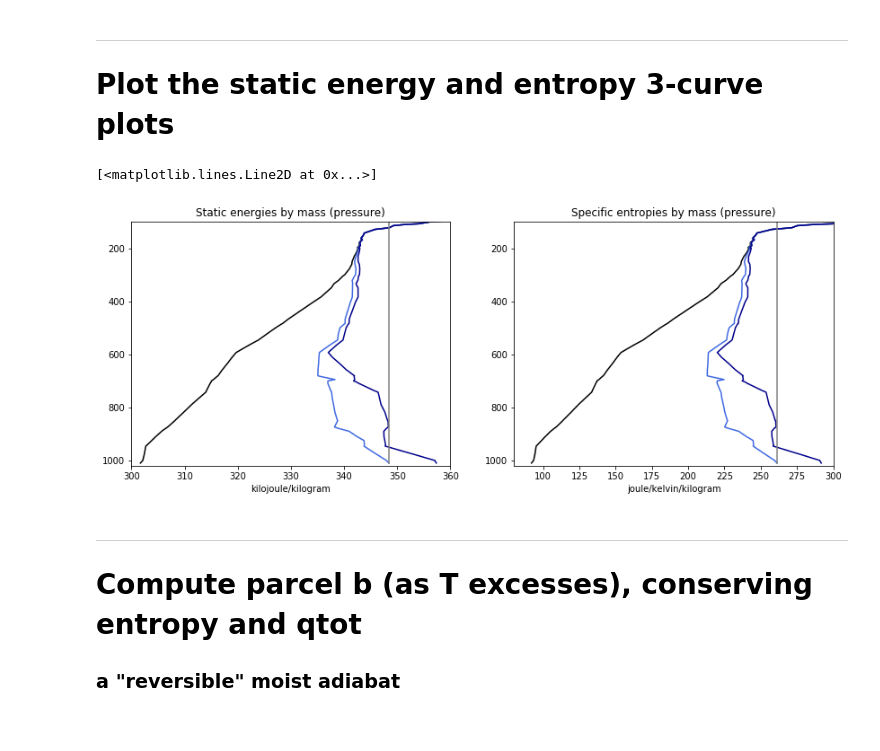
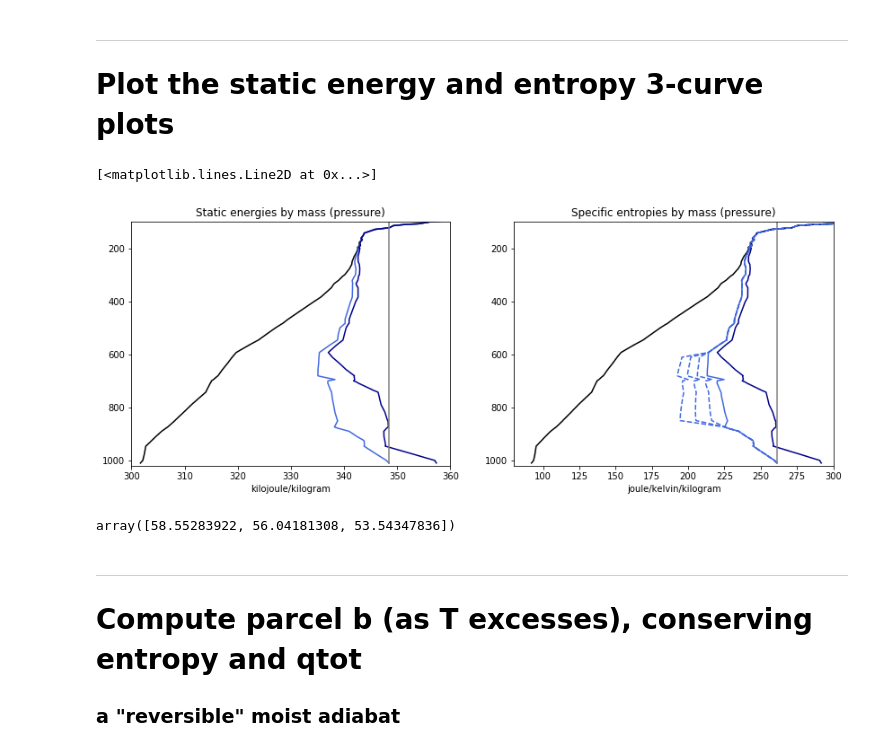
Before and after one commit to weiming9115/ATM663_convection_meso, a Jupyter notebook: Resources/Notebooks/Real_Parcel_Buoyancy_weiming.ipynb, the cells around one changed output. Cells and saved outputs as stored; diff of their text form; code cells hidden in the pictures.

```diff
--- a/Resources/Notebooks/Real_Parcel_Buoyancy_weiming.ipynb
+++ b/Resources/Notebooks/Real_Parcel_Buoyancy_weiming.ipynb
@@ -253,30 +253,51 @@ def invert_MSE(h,qt,Z,p):
 # %%
 fig = plt.figure(figsize=(14,5))
 
 s = MSE(T,Z,q*1e-9) /1000*units.units('kJ/kg')
 h = MSE(T,Z,q)      /1000*units.units('kJ/kg')
 hs = MSE(T,Z,qs)    /1000*units.units('kJ/kg')
 
 ax1 = plt.subplot(1,2,1)
 ax1.plot(s, p, 'k')
 ax1.plot(h, p, 'royalblue')
 ax1.plot(hs, p, 'darkblue')
 ax1.set_xlim([300,360]); ax1.set_ylim([1020,100]); ax1.set_title('Static energies by mass (pressure)')
 ax1.plot(h*0+h[0],p,'grey')
 
 sd = entropy(T,p,q*1e-6) *units.units('J/kg/K')
 sm = entropy(T,p,q)      *units.units('J/kg/K')
 sms = entropy(T,p,qs)    *units.units('J/kg/K')
+cwv = mpcalc.precipitable_water(Td*units.units('degC'),p*units.units('mbar'))
+
+# reduce 10%, 20%, 30% lower level qv, 850-600mbar [10:26]
+qv_mod = np.ones((3,len(q)))*q
+sm_mod = np.zeros((3,len(q)))
+sms_mod = sm_mod.copy();Td_mod = sm_mod.copy(); cwv_mod = np.zeros(3)
+
+for n in range(3):
+    qv_mod[n,10:26] = q[10:26]*(1-0.1*(n+1))
+    sm_mod[n,:] = entropy(T,p,qv_mod[n,:])
+    sms_mod[n,:] = entropy(T,p,qs)
+
+    Td_mod[n,:] = dewpoint_from_specific_humidity(qv_mod[n,:],T*units.units('degC'),p*units.units('mbar'))
+    cwv_mod[n] = mpcalc.precipitable_water(Td_mod[n,:]*units.units('degC'),p*units.units('mbar')).magnitude
 
 ax2 = plt.subplot(1,2,2)
 ax2.plot(sd, p, 'k')
 ax2.plot(sm, p, 'royalblue')
 ax2.plot(sms, p, 'darkblue')
+for n in range(3):
+    ax2.plot(sm_mod[n,:], p,'--',color='royalblue')
+
 ax2.set_ylim([1020,100]); ax2.set_xlim([80,300]); ax2.set_title('Specific entropies by mass (pressure)')
 ax2.plot(sm*0+sm[0],p,'grey')
 # %% [output]
 [<matplotlib.lines.Line2D at 0x...>]
-[figure, old version]
+[figure, new version]
+# %%
+cwv_mod
+# %% [output]
+array([58.55283922, 56.04181308, 53.54347836])
 # %% [markdown]
 
 ---------------
```
Also changed, not shown: parts of 22 cells of this notebook.
